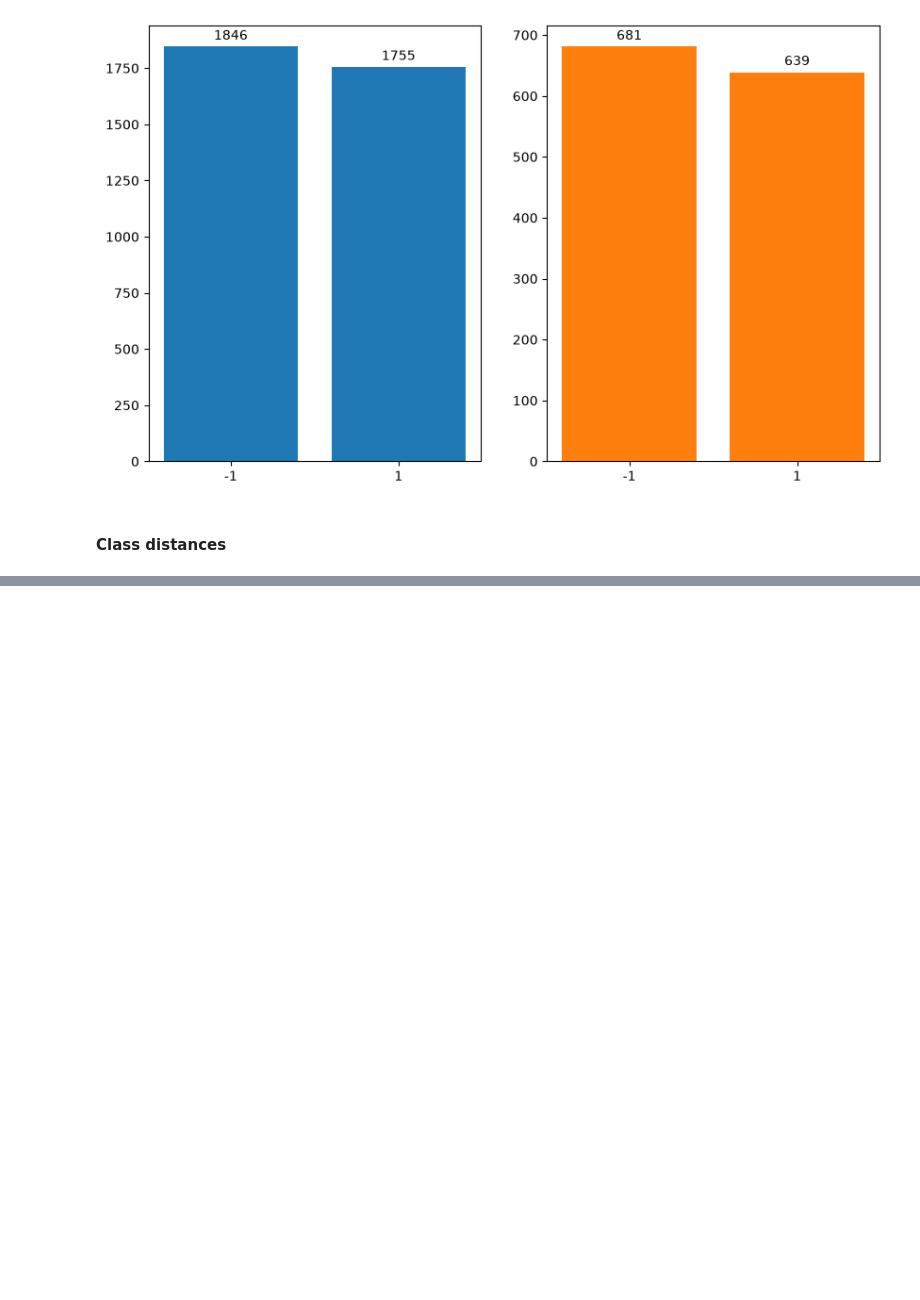
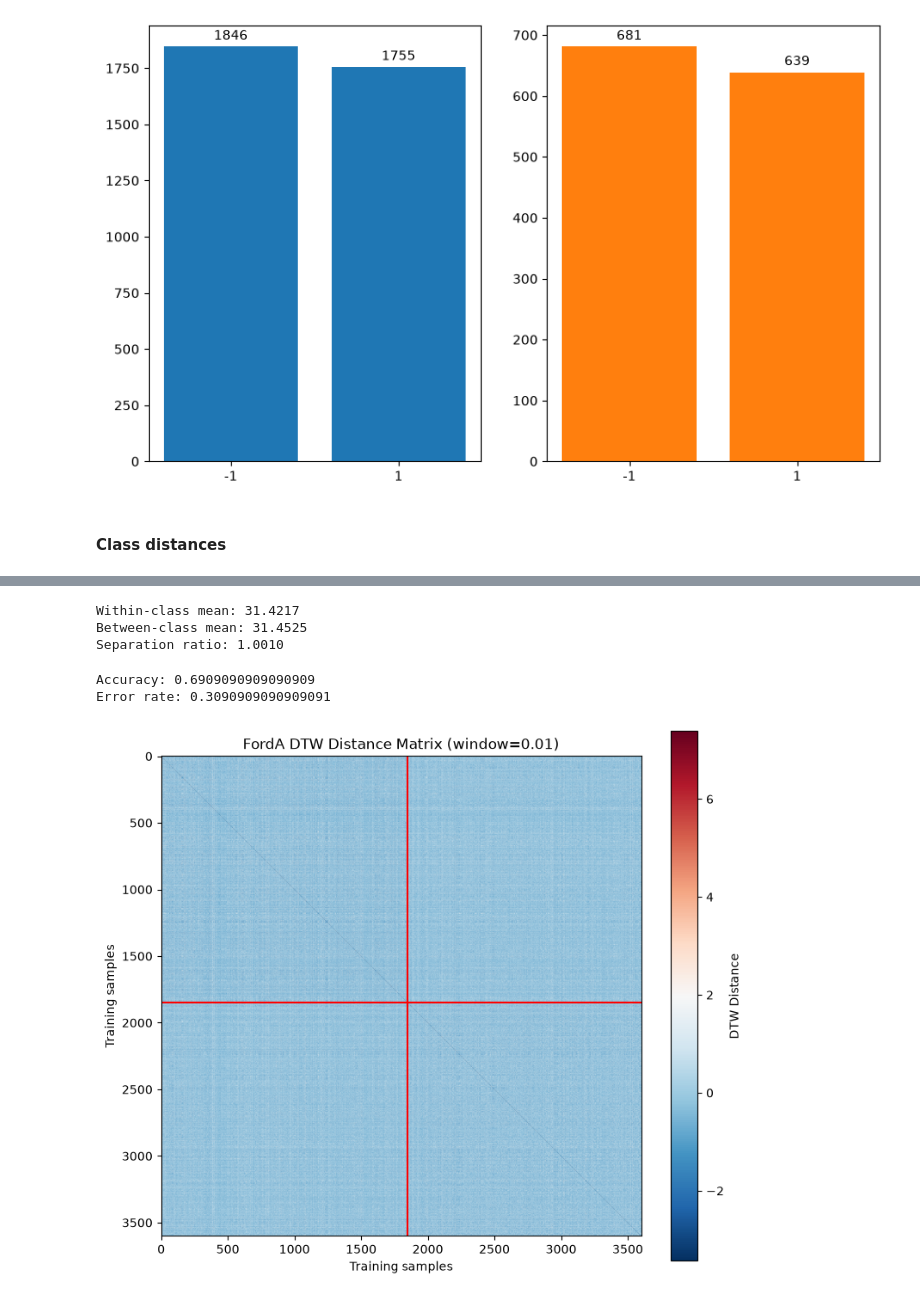
Before and after one commit to Henry715/Time-series-Group-Project, a Jupyter notebook: visualization-FordA.ipynb, the cells around one changed output, grey strips where cells are left out. Drawn from its saved outputs; the diff is of its cells as text; code cells hidden in the pictures; blank space fills up the shorter version.

Commit message:
distance calculated

```diff
--- a/visualization-FordA.ipynb
+++ b/visualization-FordA.ipynb
@@ -189,6 +189,7 @@ from aeon.distances import (
     dtw_pairwise_distance
 )
 # %%
-FordA_train1 = FordA_train.iloc[:,1:].to_numpy(dtype=np.float64)
+FordA_train1 = FordA_train.iloc[:,1:].to_numpy()
+FordA_test1 = FordA_test.iloc[:,1:].to_numpy()
 # %%
 train_euclidean = euclidean_pairwise_distance(FordA_train1)
@@ -211,2 +211,36 @@ array([[ 0.        , 34.0269045 , 34.20414416, ..., 27.99424842,
+# %%
+
+same_class = FordA_y_train.to_numpy()[:, None] == FordA_y_train.to_numpy()[None, :]
+
+within = train_euclidean[upper & same_class]
+between = train_euclidean[upper & ~same_class]
+
+print(f"Within-class mean: {within.mean():.4f}")
+print(f"Between-class mean: {between.mean():.4f}")
+print(f"Separation ratio: {between.mean() / within.mean():.4f}")
+# %% [output]
+Within-class mean: 31.4217
+Between-class mean: 31.4525
+Separation ratio: 1.0010
+# %%
+reproduce_result = dtw_pairwise_distance(FordA_test1, FordA_train1, window=0.01, n_jobs=-1)
+# Predict using the nearest training sample
+nearest_idx = np.argmin(reproduce_result, axis=1)
+y_pred = FordA_y_train.to_numpy()[nearest_idx]
+import numpy as np
+from aeon.distances import dtw_pairwise_distance
+from sklearn.metrics import accuracy_score
+
+X_train = FordA_train1
+X_test = FordA_test1
+
+y_train = FordA_y_train.to_numpy().ravel()
+y_test = FordA_y_test.to_numpy().ravel()
+
+print("Accuracy:", accuracy_score(y_test, y_pred))
+print("Error rate:", 1 - accuracy_score(y_test, y_pred))
+# %% [output]
+Accuracy: 0.6909090909090909
+Error rate: 0.3090909090909091
 # %%
-train_dtw = dtw_pairwise_distance(FordA_train1, window=0.1, njobs=-1)
+train_dtw = dtw_pairwise_distance(FordA_train1, window=0.01, n_jobs=-1)
@@ -226,0 +247,33 @@ print(f"Separation ratio: {between.mean() / within.mean():.4f}")
+# %%
+import seaborn as sns
+# Sort training samples by class label
+y = FordA_y_train.to_numpy().ravel()
+order = np.argsort(y)
+
+# Reorder both rows and columns
+D_sorted = train_dtw[np.ix_(order, order)]
+mean = np.mean(D_sorted)
+std = np.std(D_sorted)
+
+D_normalized = (D_sorted - mean) / std
+# Find where class -1 ends and class +1 begins
+boundary = np.sum(y == -1)
+
+# Plot
+fig, ax = plt.subplots(figsize=(9, 8))
+
+im = ax.imshow(D_normalized, cmap="RdBu_r", aspect="equal")
+
+fig.colorbar(im, ax=ax, label="DTW Distance")
+
+# Draw class boundaries
+ax.axvline(boundary - 0.5, color="red", linewidth=1.5)
+ax.axhline(boundary - 0.5, color="red", linewidth=1.5)
+
+ax.set_xlabel("Training samples")
+ax.set_ylabel("Training samples")
+ax.set_title("FordA DTW Distance Matrix (window=0.01)")
+
+plt.show()
+# %% [output]
+[figure, added]
```
Also changed, not shown: parts of 9 cells of this notebook.
